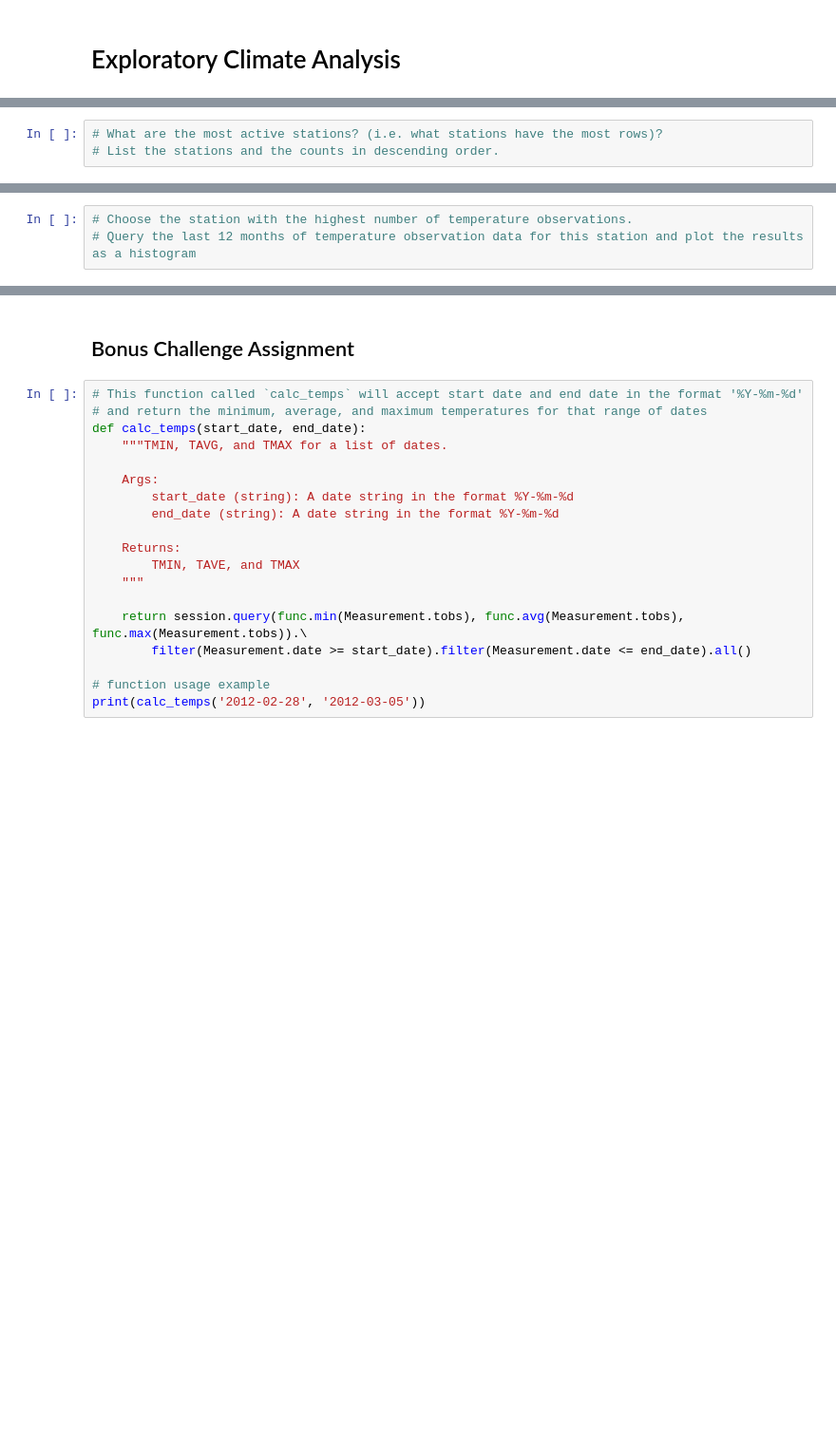
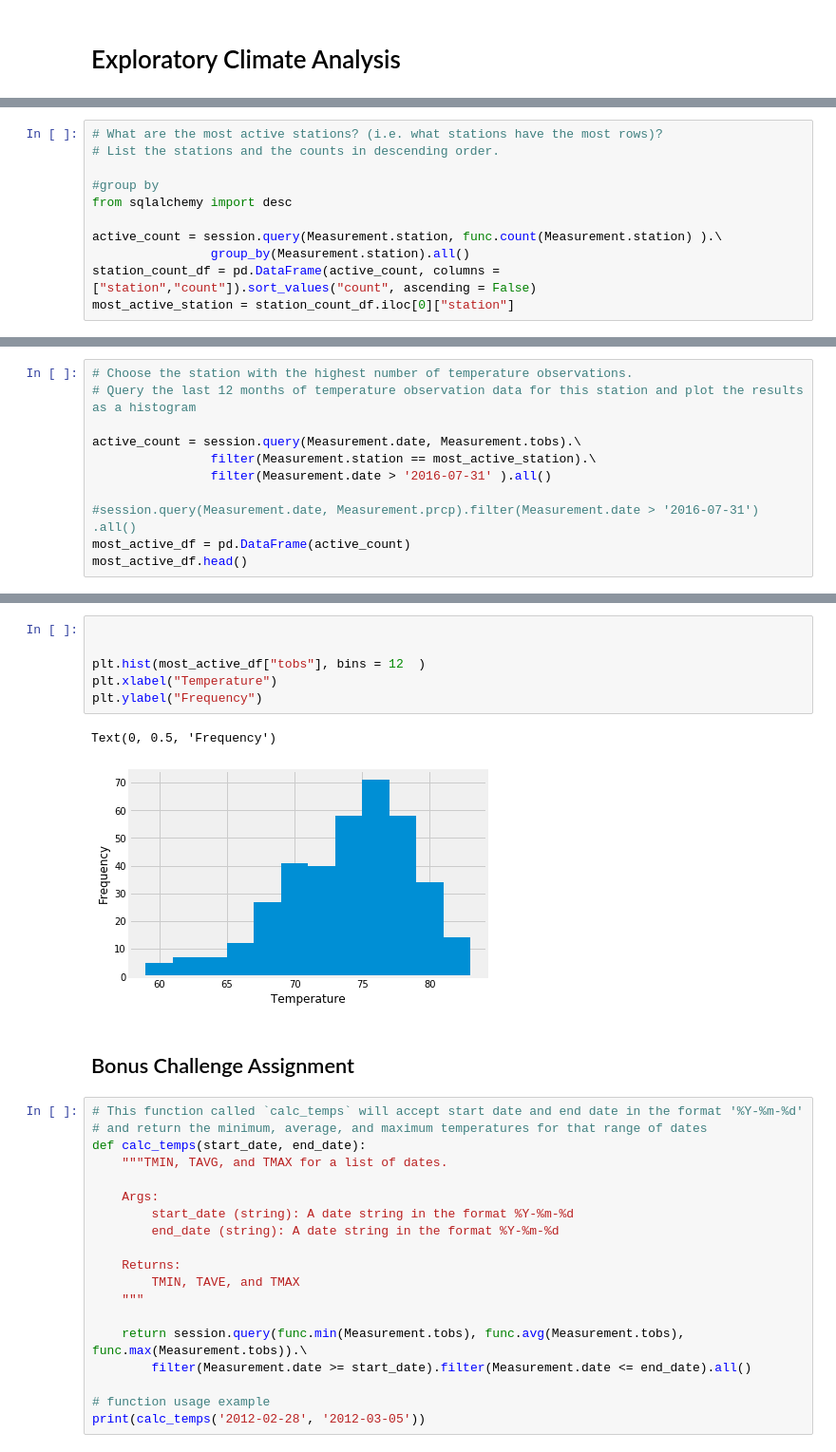
Before and after one commit to sigkarmoil/sqlalchemy-challenge, a Jupyter notebook: climate_starter.ipynb, the cells around one changed output, grey strips where cells are left out. Shown at 95% size. Saved outputs shown, nothing was run; the diff lists cells and outputs as text; blank space fills up the shorter version.

```diff
--- a/climate_starter.ipynb
+++ b/climate_starter.ipynb
@@ -87,6 +160,14 @@ ins_measure =
 # %%
 # What are the most active stations? (i.e. what stations have the most rows)?
 # List the stations and the counts in descending order.
+
+#group by
+from sqlalchemy import desc
+
+active_count = session.query(Measurement.station, func.count(Measurement.station) ).\
+                group_by(Measurement.station).all()
+station_count_df = pd.DataFrame(active_count, columns = ["station","count"]).sort_values("count", ascending = False)
+most_active_station = station_count_df.iloc[0]["station"]
 # %%
 # Using the station id from the previous query, calculate the lowest temperature recorded,
 # highest temperature recorded, and average temperature of the most active station?
@@ -93,3 +188,11 @@ ins_measure =
 # %%
 # Choose the station with the highest number of temperature observations.
 # Query the last 12 months of temperature observation data for this station and plot the results as a histogram
+
+active_count = session.query(Measurement.date, Measurement.tobs).\
+                filter(Measurement.station == most_active_station).\
+                filter(Measurement.date > '2016-07-31' ).all()
+
+#session.query(Measurement.date, Measurement.prcp).filter(Measurement.date > '2016-07-31') .all()
+most_active_df = pd.DataFrame(active_count)
+most_active_df.head()
@@ -96,3 +206,12 @@ ins_measure =
+# %%
+
+
+plt.hist(most_active_df["tobs"], bins = 12  )
+plt.xlabel("Temperature")
+plt.ylabel("Frequency")
+# %% [output]
+Text(0, 0.5, 'Frequency')
+[figure, added]
 # %% [markdown]
 ## Bonus Challenge Assignment
 # %%
```
Also changed, not shown: parts of 12 cells of this notebook.
